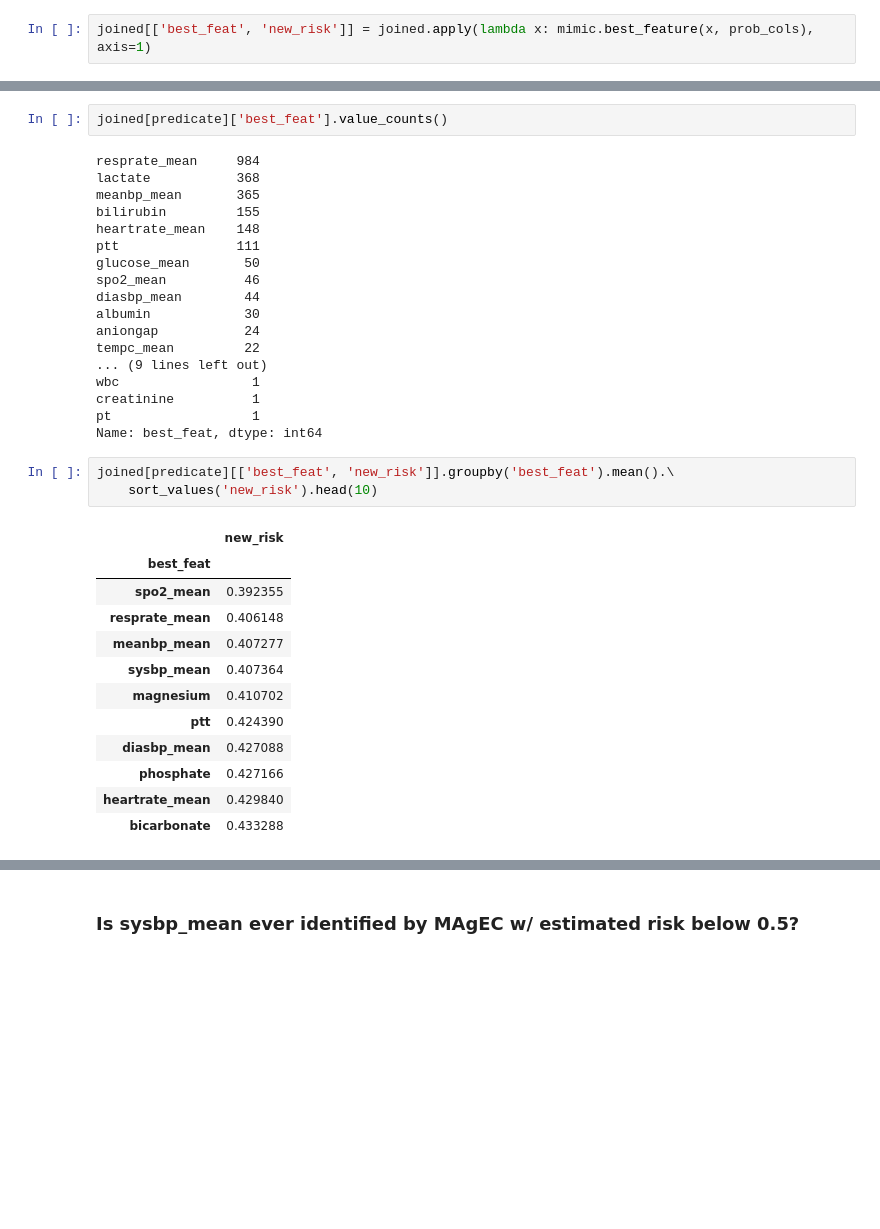
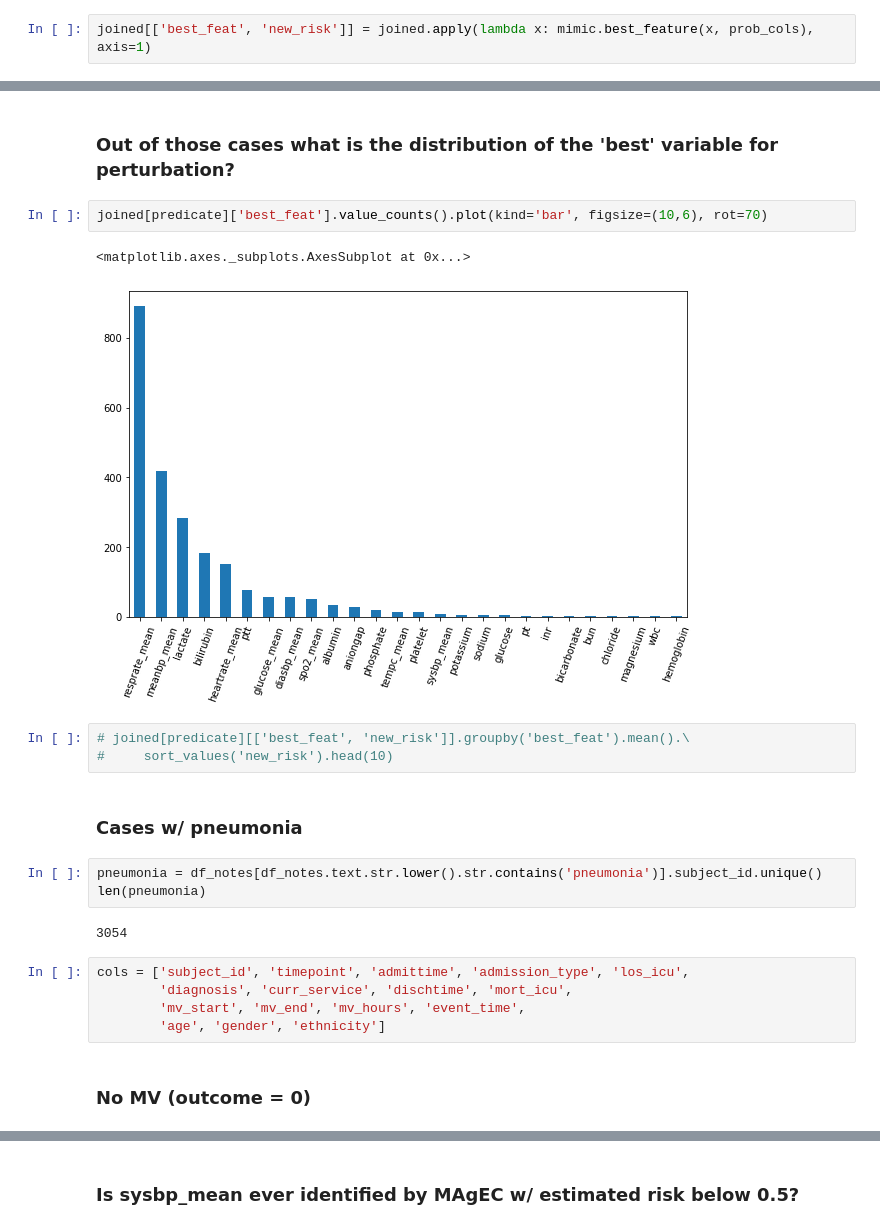
Before and after one commit to gstef80/MAgEC, a Jupyter notebook: MIMIC_ANNO.ipynb, the cells around one changed output, grey strips where cells are left out. Saved outputs shown, nothing was run; the diff lists cells and outputs as text; blank space fills up the shorter version.

```diff
--- a/MIMIC_ANNO.ipynb
+++ b/MIMIC_ANNO.ipynb
@@ -147,36 +276,24 @@ joined[predicate][my_cols].sort_values('new_risk').head()
+# %% [markdown]
+### Out of those cases what is the distribution of the 'best' variable for perturbation?
 # %%
-joined[predicate]['best_feat'].value_counts()
+joined[predicate]['best_feat'].value_counts().plot(kind='bar', figsize=(10,6), rot=70)
 # %% [output]
-resprate_mean     984
-lactate           368
-meanbp_mean       365
-bilirubin         155
-heartrate_mean    148
-ptt               111
-glucose_mean       50
-spo2_mean          46
-diasbp_mean        44
-albumin            30
-aniongap           24
-tempc_mean         22
-... (9 lines left out)
-wbc                 1
-creatinine          1
-pt                  1
-Name: best_feat, dtype: int64
+<matplotlib.axes._subplots.AxesSubplot at 0x...>
+[figure, added]
 # %%
-joined[predicate][['best_feat', 'new_risk']].groupby('best_feat').mean().\
-    sort_values('new_risk').head(10)
+# joined[predicate][['best_feat', 'new_risk']].groupby('best_feat').mean().\
+#     sort_values('new_risk').head(10)
-# %% [output]
-|  | new_risk |
-| best_feat |  |
-| spo2_mean | 0.392355 |
-| resprate_mean | 0.406148 |
-| meanbp_mean | 0.407277 |
-| sysbp_mean | 0.407364 |
-| magnesium | 0.410702 |
-| ptt | 0.424390 |
-| diasbp_mean | 0.427088 |
-| phosphate | 0.427166 |
-| heartrate_mean | 0.429840 |
-| bicarbonate | 0.433288 |
+# %% [markdown]
+### Cases w/ pneumonia
+# %%
+pneumonia = df_notes[df_notes.text.str.lower().str.contains('pneumonia')].subject_id.unique()
+len(pneumonia)
+# %% [output]
+3054
+# %%
+cols = ['subject_id', 'timepoint', 'admittime', 'admission_type', 'los_icu',
+        'diagnosis', 'curr_service', 'dischtime', 'mort_icu',
+        'mv_start', 'mv_end', 'mv_hours', 'event_time',
+        'age', 'gender', 'ethnicity']
+# %% [markdown]
+### No MV (outcome = 0)
```
Also changed, not shown: parts of 101 cells of this notebook, 3 other files.
